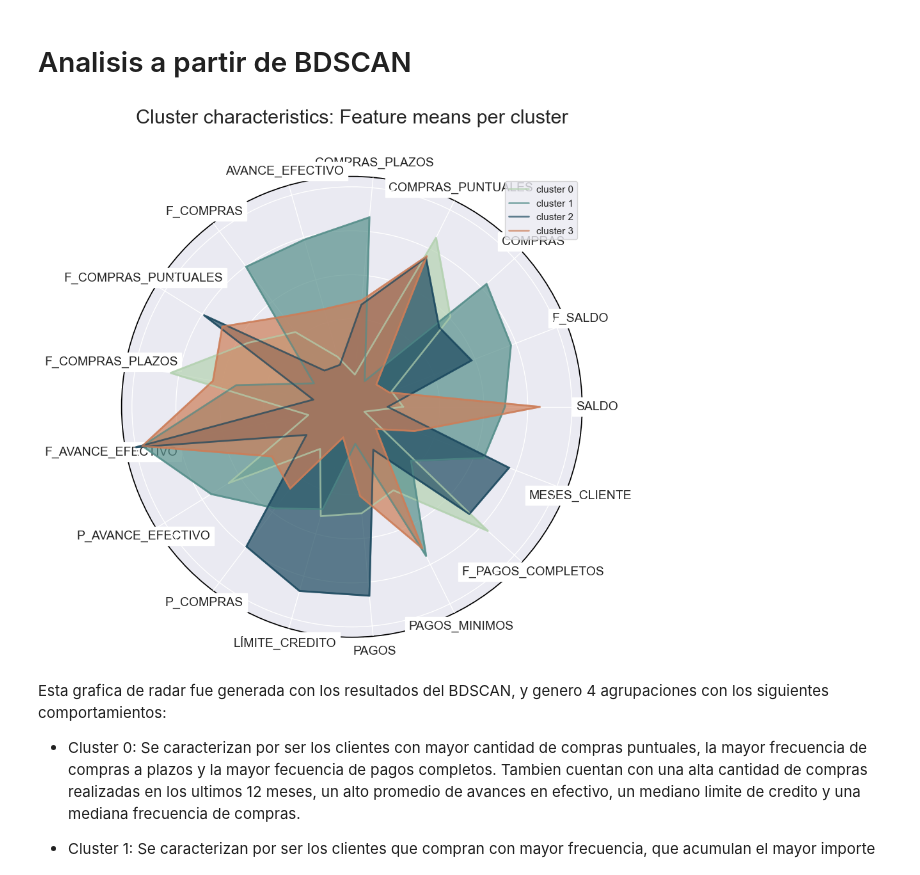
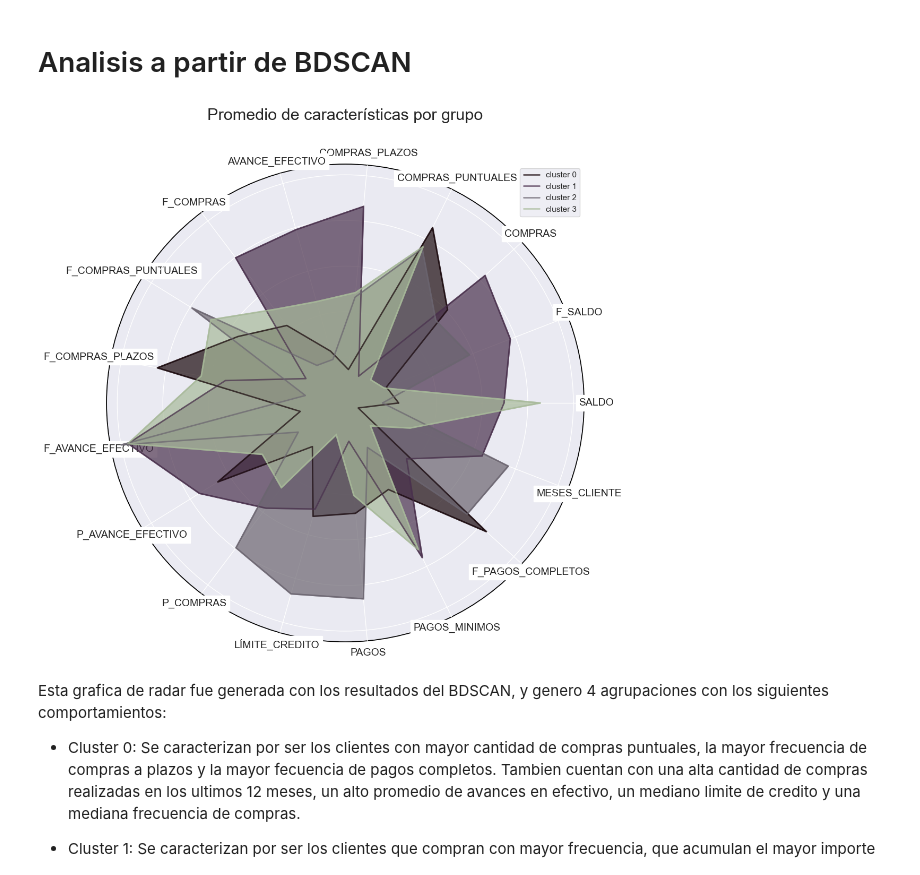
Before and after one commit to ju4ndiegos/Lab-2-Agrupacion, a Jupyter notebook: informe.ipynb, the cells around one changed output. Cells and saved outputs as stored; diff of their text form; code cells hidden in the pictures.

```diff
--- a/informe.ipynb
+++ b/informe.ipynb
@@ -514,10 +514,10 @@ class Radar(object):
         kw['label'] = '_noLabel'
         self.ax.fill(angle, values,*args,**kw)
 feature_names=df_dbscan_model.columns.drop('resultados')
-fig = plt.figure(figsize=(8, 8))
+fig = plt.figure(figsize=(10, 10))
 no_features = len(feature_names)
 radar = Radar(fig,feature_names, np.unique(df_dbscan_model.resultados))
-cluster_colors = ['#b4d2b1', '#568f8b', '#1d4a60', '#cd7e59', '#ddb247', '#d15252']
+cluster_colors = ['#1A090D', '#4A314D', '#6B6570', '#A8BA9A']
 
 X_std_mean = pd.concat([pd.DataFrame(df_dbscan_model.mean().drop('resultados'), columns=['mean']),
                    df_dbscan_model.groupby('resultados').mean().T], axis=1)
@@ -527,6 +527,6 @@ for k in range(0,len(np.unique(df_dbscan_model.resultados))):
     radar.plot(cluster_data,  '-', lw=2, color=cluster_colors[k], alpha=0.7, label='cluster {}'.format(k))
 
 radar.ax.legend()
-radar.ax.set_title("Cluster characteristics: Feature means per cluster", size=22, pad=60)
+radar.ax.set_title("Promedio de características por grupo", size=22, pad=60)
 plt.show()
 # %% [output]
@@ -571,6 +571,7 @@ Algo que separa a este algoritmo de K-means es que no busca un número de conjun
 from sklearn.cluster import AffinityPropagation
 # %%
 df_affinity = df_trabajo.copy(True)
+df_affinity = df_trabajo.drop(['ID'], axis=1)
 df_affinity
 # %% [output]
 |  | SALDO | F_SALDO | COMPRAS | COMPRAS_PUNTUALES | COMPRAS_PLAZOS | AVANCE_EFECTIVO | F_COMPRAS | ... |
@@ -822,24 +823,52 @@ La mejor implementacion y la recomendad es la implementacion de BDSCAN ya que tu
 # %% [markdown]
 # Analisis a partir de BDSCAN
 # %%
+class Radar(object):
+    def __init__(self, figure, title, labels, rect=None):
+        if rect is None:
+            rect = [0.05, 0.05, 0.9, 0.9]
+
+        self.n = len(title)
+        self.angles = np.arange(0, 360, 360.0/self.n)
+
+        self.axes = [figure.add_axes(rect, projection='polar', label='axes%d' % i) for i in range(self.n)]
+        self.ax = self.axes[0]
+        self.ax.set_thetagrids(self.angles, labels=title, fontsize=14, backgroundcolor="white",zorder=999) # Feature names
+        self.ax.set_yticklabels([])
+
+        for ax in self.axes[1:]:
+            ax.xaxis.set_visible(False)
+            ax.set_yticklabels([])
+            ax.set_zorder(-99)
+
+        for ax, angle, label in zip(self.axes, self.angles, labels):
+            ax.spines['polar'].set_color('black')
+            ax.spines['polar'].set_zorder(-99)
+
+    def plot(self, values, *args, **kw):
+        angle = np.deg2rad(np.r_[self.angles, self.angles[0]])
+        values = np.r_[values, values[0]]
+        self.ax.plot(angle, values, *args, **kw)
+        kw['label'] = '_noLabel'
+        self.ax.fill(angle, values,*args,**kw)
 feature_names=df_dbscan_model.columns.drop('resultados')
-fig = plt.figure(figsize=(8, 8))
+fig = plt.figure(figsize=(10, 10))
 no_features = len(feature_names)
 radar = Radar(fig,feature_names, np.unique(df_dbscan_model.resultados))
-cluster_colors = ['#b4d2b1', '#568f8b', '#1d4a60', '#cd7e59', '#ddb247', '#d15252']
+cluster_colors = ['#1A090D', '#4A314D', '#6B6570', '#A8BA9A']
 
 X_std_mean = pd.concat([pd.DataFrame(df_dbscan_model.mean().drop('resultados'), columns=['mean']),
                    df_dbscan_model.groupby('resultados').mean().T], axis=1)
 
 for k in range(0,len(np.unique(df_dbscan_model.resultados))):
     cluster_data = X_std_mean[k].values.tolist()
     radar.plot(cluster_data,  '-', lw=2, color=cluster_colors[k], alpha=0.7, label='cluster {}'.format(k))
 
 radar.ax.legend()
-radar.ax.set_title("Cluster characteristics: Feature means per cluster", size=22, pad=60)
+radar.ax.set_title("Promedio de características por grupo", size=22, pad=60)
 plt.show()
 # %% [output]
-[figure, old version]
+[figure, new version]
 # %% [markdown]
 Esta grafica de radar fue generada con los resultados del BDSCAN, y genero 4 agrupaciones con los siguientes comportamientos:
 
```
Also changed, not shown: parts of 2 cells of this notebook, 1 other file.
